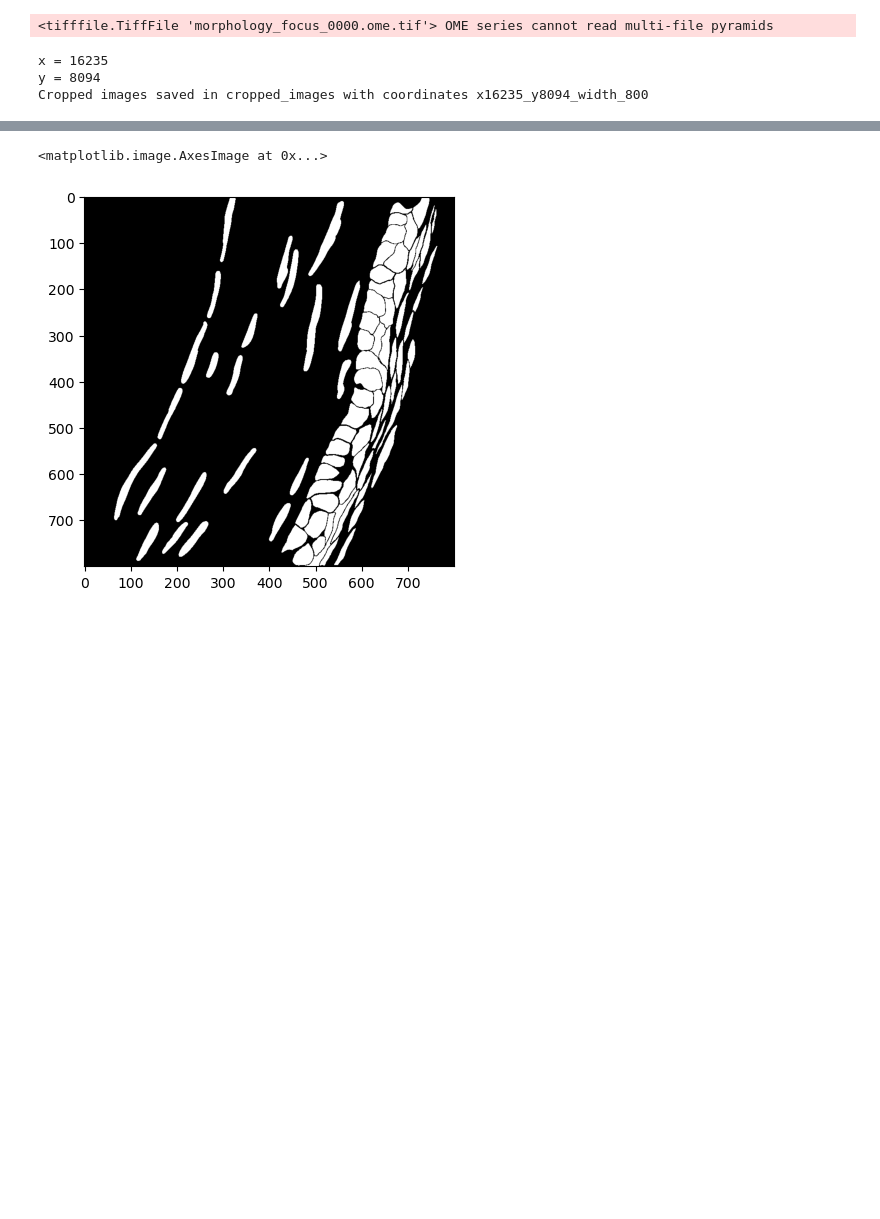
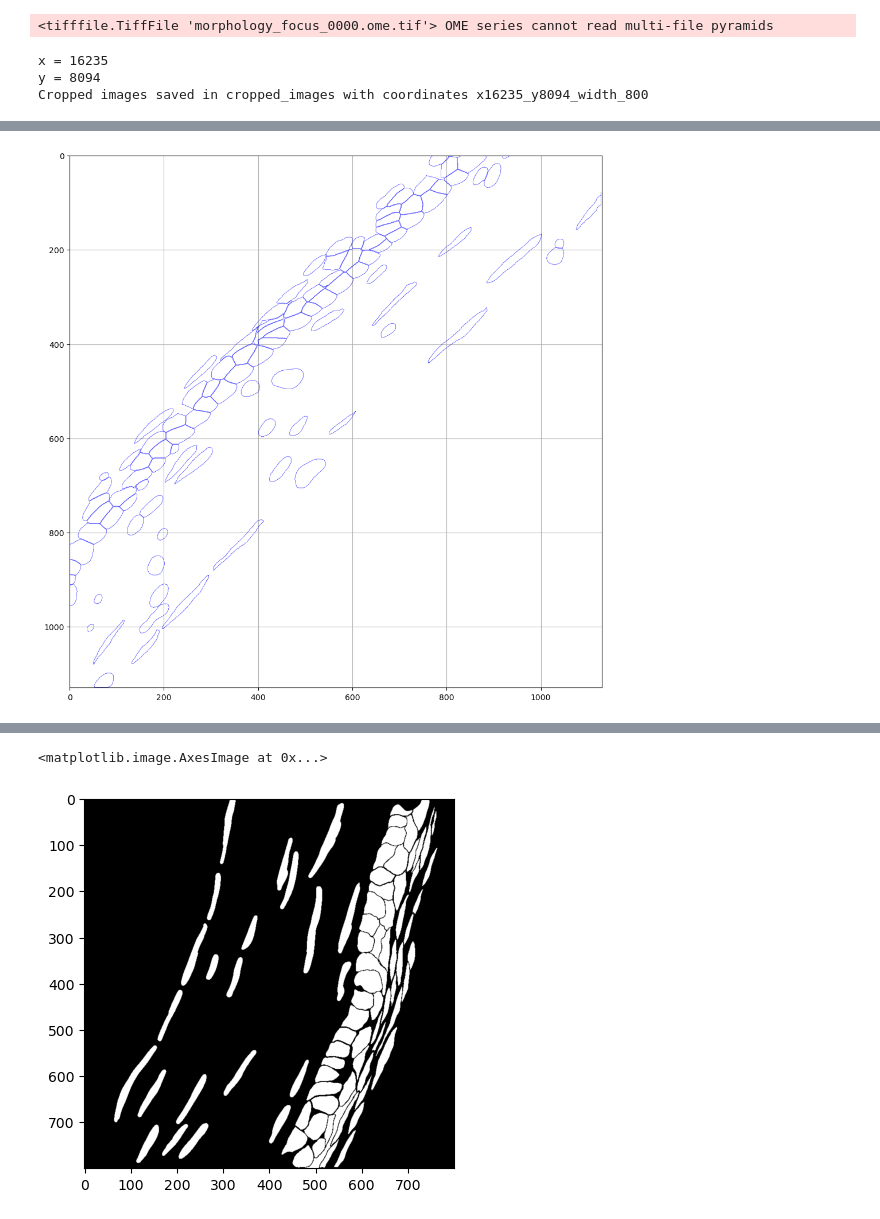
Before and after one commit to xiwang3236/SpatialOmics_cellpose, a Jupyter notebook: utils/crop_region_and_calculate_IOU.ipynb, the cells around one changed output, grey strips where cells are left out. Cells and saved outputs as stored; diff of their text form; code cells hidden in the pictures; blank space fills up the shorter version.

```diff
--- a/utils/crop_region_and_calculate_IOU.ipynb
+++ b/utils/crop_region_and_calculate_IOU.ipynb
@@ -176,0 +283,33 @@ plt.show()
+# %%
+import numpy as np
+import matplotlib.pyplot as plt
+from matplotlib.collections import LineCollection
+from cellpose import utils                                   # pip install cellpose
+
+# ---------- 1. load masks (+ image if present) ------------
+dat   = np.load(r"G:/Alexis_data/ST/Calculation_5k/Manual_cropped_square_com_6_seg.npy",
+                allow_pickle=True)
+masks = dat.item()['masks'] if isinstance(dat.item(), dict) else dat
+
+# ---------- 2. outlines -----------------------------------
+outlines = utils.outlines_list(masks)
+polys    = [np.vstack([o, o[0]]) for o in outlines]          # close each loop
+
+# ---------- 3. LineCollection -----------------------------
+lc = LineCollection(polys, colors='blue', linewidths=0.5, alpha=0.7)
+
+# ---------- 4. plot ---------------------------------------
+fig, ax = plt.subplots(figsize=(10, 10), facecolor='white')  # white figure
+ax.set_facecolor('white')                                    # white axes
+ax.set_aspect('equal')
+ax.grid(True)
+
+ax.add_collection(lc)
+
+ax.set_xlim(0, masks.shape[1])
+ax.set_ylim(masks.shape[0], 0)                               # invert y
+
+plt.tight_layout()
+plt.show()
+# %% [output]
+[figure, added]
```
Also changed, not shown: parts of 14 cells of this notebook, 2 other files.
